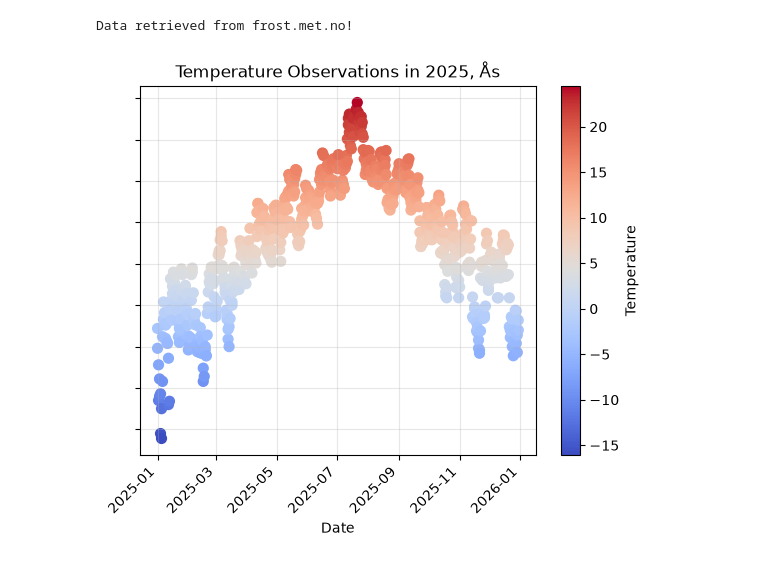
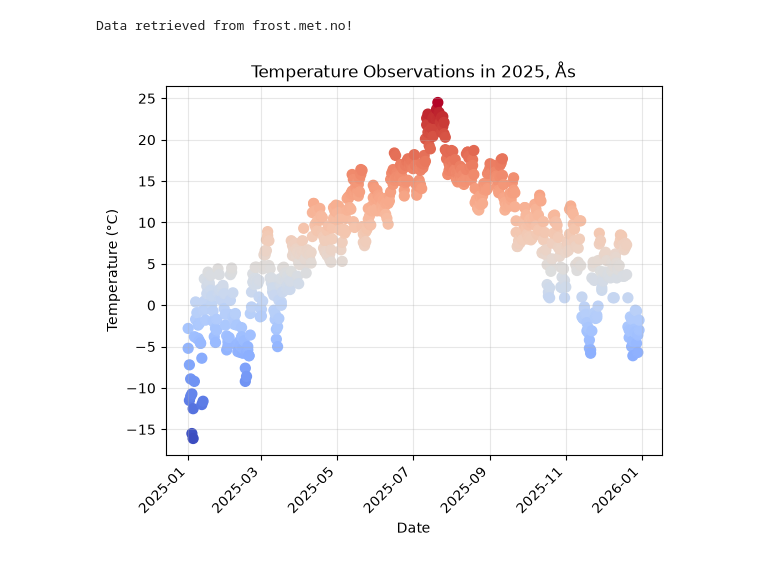
Before and after one commit to Behanix/inf201-deliverables, a Jupyter notebook: stig_paulsberg_deliverable1.ipynb, the cells around one changed output. Saved outputs shown, nothing was run; the diff lists cells and outputs as text; code cells hidden in the pictures.

Commit message:
Edited to remove colorbar on plot. Also aved the plot locally now.

```diff
--- a/stig_paulsberg_deliverable1.ipynb
+++ b/stig_paulsberg_deliverable1.ipynb
@@ -62,31 +60,18 @@ df = table[columns].copy()
 # Convert the time value to something Python understands
 df['referenceTime'] = pd.to_datetime(df['referenceTime'])
 # %%
-# plt.plot(df['referenceTime'],
-#          df['value'],
-#          color='gray',
-#          alpha=0.5
-# )
 temp_fig = plt.scatter(df['referenceTime'],
                        df['value'],
                        c=df['value'],
                        cmap='coolwarm',
-                       s=50
-)
+                       s=50)
 
-plt.grid(True,
-         alpha=0.3,
-         which='both'
-)
-plt.gca().set_yticklabels([])
-plt.xticks(rotation=45,
-           ha='right'
-)
-plt.colorbar(temp_fig,
-             label='Temperature'
-)
+plt.grid(True, alpha=0.3, which='both')
+plt.xticks(rotation=45, ha='right')
 plt.xlabel('Date')
+plt.ylabel('Temperature (°C)')
 plt.title('Temperature Observations in 2025, Ås')
+plt.savefig('Ås_2025_temp_plot.png', dpi=300, bbox_inches='tight')
 plt.show()
 # %% [output]
-[figure, old version]
+[figure, new version]
```
Also changed, not shown: parts of 1 cell of this notebook, 1 other file.
